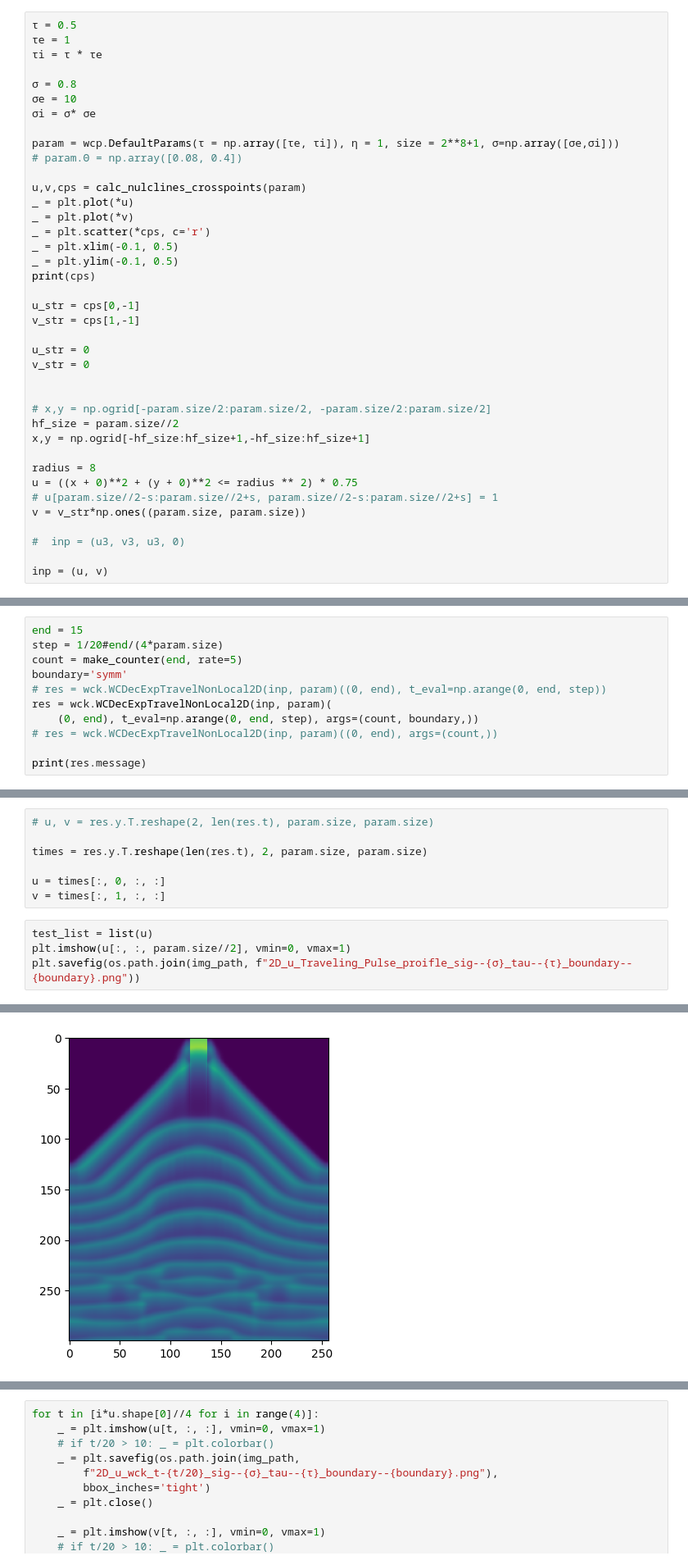
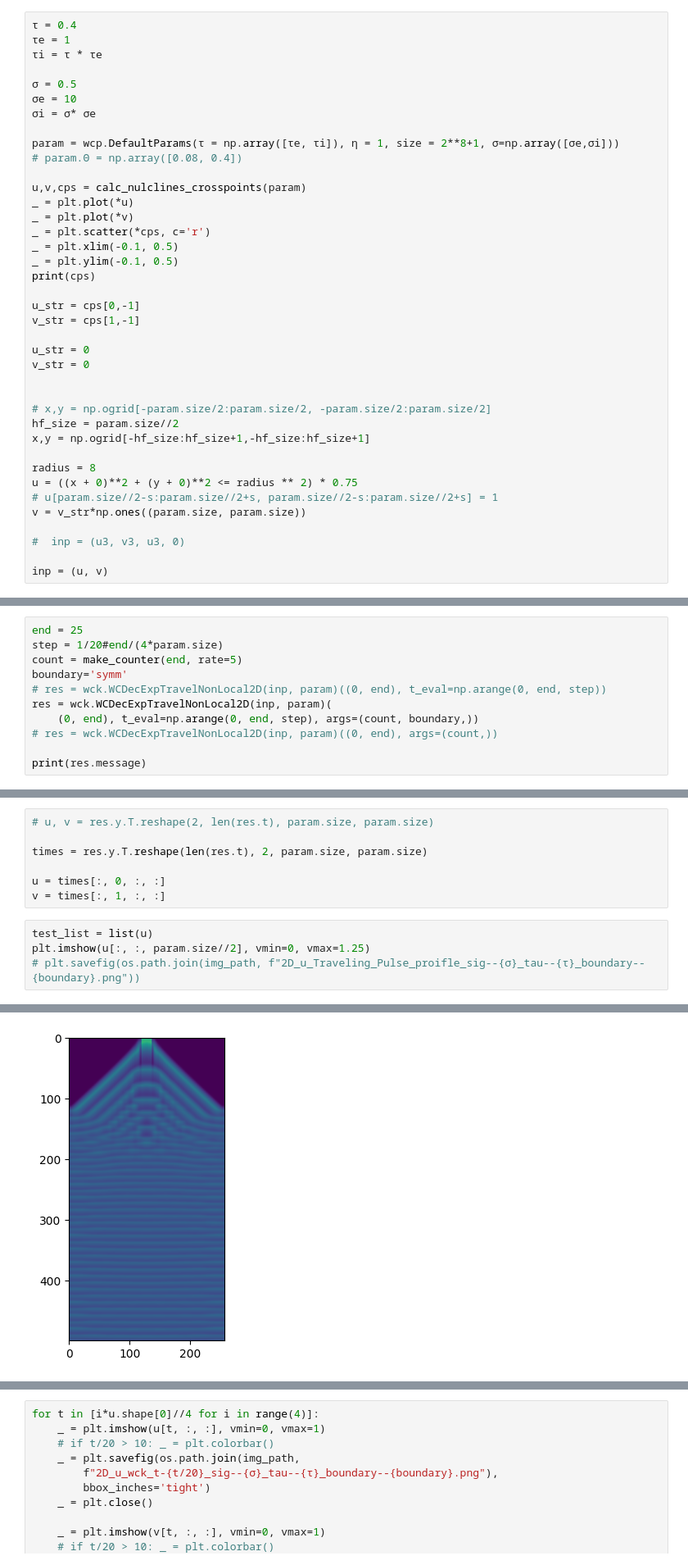
Before and after one commit to nbj2008/wilson_cowan_2d, a Jupyter notebook: notebooks/New Works/2D Non-Local.ipynb, the cells around one changed output, grey strips where cells are left out. Shown at 82% size. Drawn from its saved outputs; the diff is of its cells as text.

```diff
--- a/notebooks/New Works/2D Non-Local.ipynb
+++ b/notebooks/New Works/2D Non-Local.ipynb
@@ -29,11 +29,11 @@ The autoreload extension is already loaded. To reload it, use:
 report_path = "/home/nicolasjudd/school_notes/neural/final_report/"
 img_path = os.path.join(report_path, 'img')
 # %%
-τ = 0.5
+τ = 0.4
 τe = 1
 τi = τ * τe
 
-σ = 0.8
+σ = 0.5
 σe = 10
 σi = σ* σe
 
@@ -72,7 +72,7 @@ inp = (u, v)
  [-4.4408921e-16 -4.4408921e-16  2.0462500e-01]]
 [figure]
 # %%
-end = 15
+end = 25
 step = 1/20#end/(4*param.size)
 count = make_counter(end, rate=5)
 boundary='symm'
@@ -94,10 +94,10 @@ u = times[:, 0, :, :]
 v = times[:, 1, :, :]
 # %%
 test_list = list(u)
-plt.imshow(u[:, :, param.size//2], vmin=0, vmax=1)
-plt.savefig(os.path.join(img_path, f"2D_u_Traveling_Pulse_proifle_sig--{σ}_tau--{τ}_boundary--{boundary}.png"))
+plt.imshow(u[:, :, param.size//2], vmin=0, vmax=1.25)
+# plt.savefig(os.path.join(img_path, f"2D_u_Traveling_Pulse_proifle_sig--{σ}_tau--{τ}_boundary--{boundary}.png"))
 # %% [output]
 <matplotlib.image.AxesImage at 0x...>
-[figure, old version]
+[figure, new version]
 # %%
 plt.imshow(v[:, :, param.size//2], vmin=0, vmax=1)
```
Also changed, not shown: parts of 4 cells of this notebook, 12 other files.
